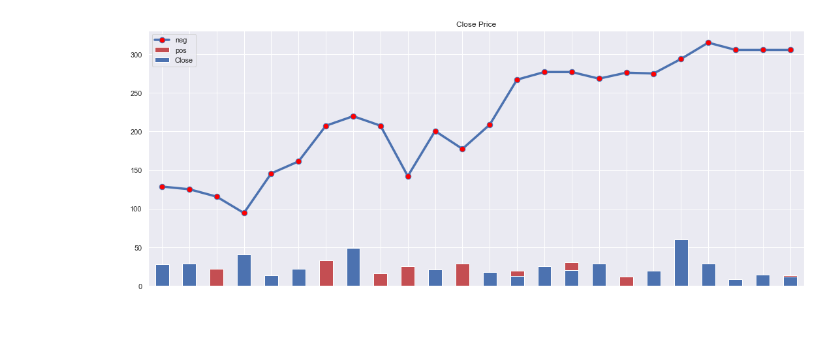
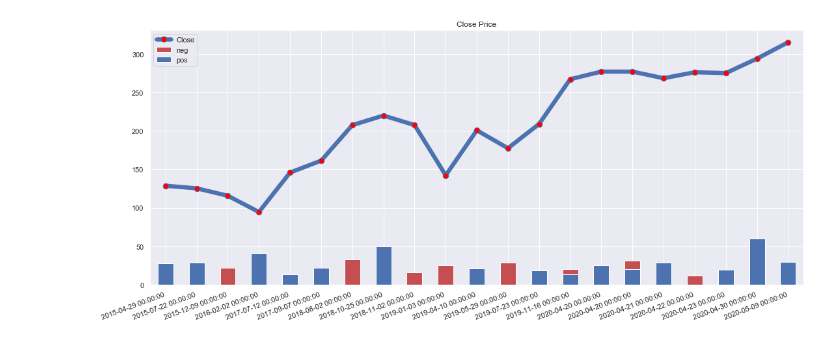
Before and after one commit to DrSuperMario/SSIA, a Jupyter notebook: stock_analysis_OOP.ipynb, the cells around one changed output. Drawn from its saved outputs; the diff is of its cells as text; code cells hidden in the pictures.

```diff
--- a/stock_analysis_OOP.ipynb
+++ b/stock_analysis_OOP.ipynb
@@ -39,3 +44,7 @@ twitter = clean.social_cleaner(twitterRead)
 reddit = clean.social_cleaner(redditRead)
 #xmlr = clean.social_cleaner(xmlRead, source='xml')
 newsr = clean.social_cleaner(newsRead)
+
+listofdb = [twitter,reddit,newsr]
+finaldb = pd.concat(listofdb)
+finaldb.sort_index(inplace=True)
@@ -45,5 +50,0 @@ TeslaData = Tesla.stockdata()
-# %%
-listofdb = [twitter,reddit,newsr]
-finaldb = pandas.concat(listofdb)
-finaldb.sort_index(inplace=True)
-#finaldb.index = finaldb.index.dayofweek  < 5
@@ -58,19 +51,34 @@ dfnew.dropna(inplace=True)
-# %%
-sx=dfnew['neg'].plot(kind='bar',
-                legend='POS/NEG values',
-                color='r',
-                figsize=(18,8))
-sx.tick_params(axis='x', colors='white')
-sx2=dfnew['pos'].plot(kind='bar',
-                legend='POS/NEG values')
-sx3=dfnew['Close'].plot(kind='line',
-                        linewidth=3.5,
-                        use_index=False,
-                        marker="o",
-                        markersize=8.5,
-                        markerfacecolor='red',
-                        legend='Closing Price',
-                        title='Close Price')
-sx3.tick_params(axis='x', colors='white')
-# %% [output]
-[figure, removed]
+# %%
+stockKey = stock(stockname=ticker, startfrom=start_t, endto=end_t, save='yes')
+tickerData = stockKey.stockdata()
+tickerData.dropna(inplace=True)
+
+cleanPrice = tickerData.shift(-1, axis=0)
+cleanPrice = tickerData.reindex(finaldb.index,method='backfill')
+cleanPrice = cleanPrice[~cleanPrice.reset_index().duplicated().values]
+
+stockdf = pandas.merge(finaldb,cleanPrice['Close'], left_index=True,right_index=True)
+stockdf.dropna(inplace=True)
+# %%
+plts = stockdf['Close'].plot(kind='line',
+                            linewidth=6.5,
+                            use_index=False,
+                            marker="o",
+                            markersize=8.5,
+                            markerfacecolor='red',
+                            legend='Closing Price',
+                            title='Close Price',
+                            figsize=(18,8))
+
+neg = stockdf['neg'].plot(kind='bar',
+                          legend='POSvalues',
+                          color='r')
+
+pos=stockdf['pos'].plot(kind='bar',
+                        legend='NEG values')
+
+plt.tick_params(axis="x", direction='out', labelrotation=20.5)
+plt.legend();
+plt.show()
+# %% [output]
+[figure, added]
```
Also changed, not shown: parts of 4 cells of this notebook, 3 other files.
